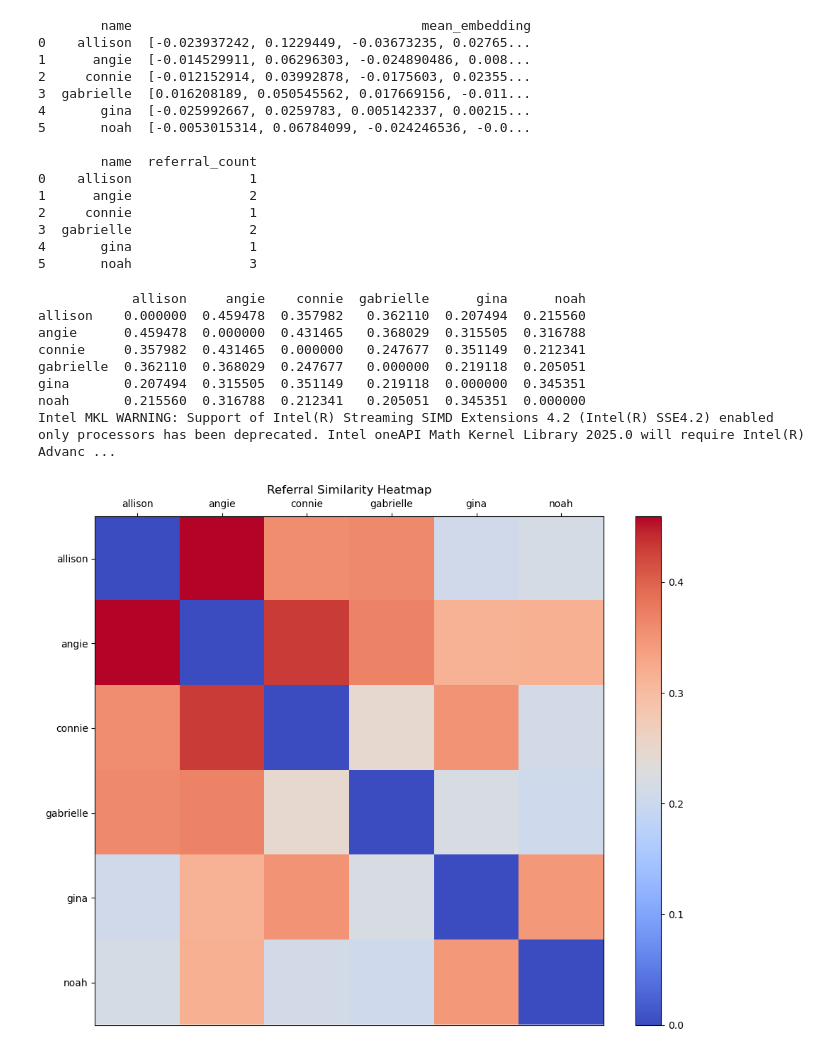
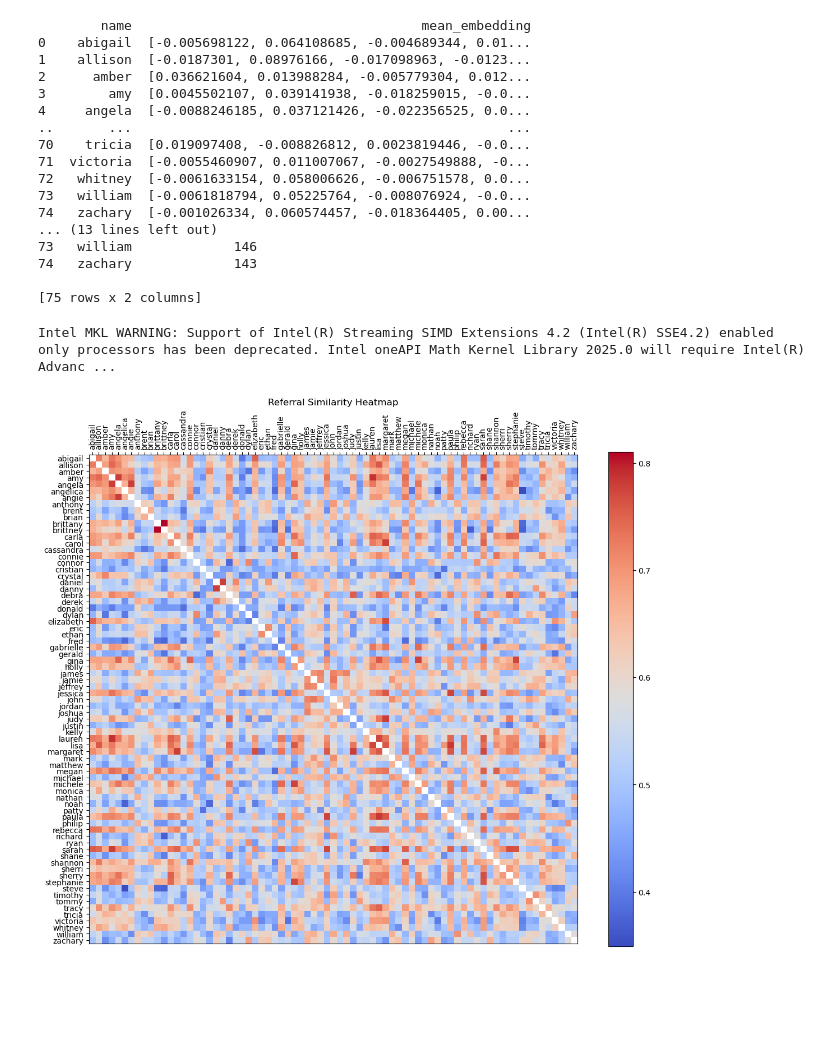
Before and after one commit to plestz/human2vec, a Jupyter notebook: embed_humans.ipynb, the cells around one changed output. Saved outputs shown, nothing was run; the diff lists cells and outputs as text; code cells hidden in the pictures; blank space fills up the shorter version.

Commit message:
[feat] added top_k_matches feature & guaranteed no name overlap during referral set creation

```diff
--- a/embed_humans.ipynb
+++ b/embed_humans.ipynb
@@ -48,7 +48,7 @@ model = SentenceTransformer('sentence-transformers/all-mpnet-base-v2')
 embeddings = model.encode(
     member_df['referral_received'].tolist(),
     convert_to_tensor = True,
-    batch_size = 5,
+    batch_size = 64,
     show_progress_bar = True
 )
 
@@ -79,20 +79,22 @@ print(mean_pooled_referral_embeddings, end = '\n\n')
 print(referral_counts)
 # %% [output]
         name                                     mean_embedding
-0    allison  [-0.023937242, 0.1229449, -0.03673235, 0.02765...
-1      angie  [-0.014529911, 0.06296303, -0.024890486, 0.008...
-2     connie  [-0.012152914, 0.03992878, -0.0175603, 0.02355...
-3  gabrielle  [0.016208189, 0.050545562, 0.017669156, -0.011...
-4       gina  [-0.025992667, 0.0259783, 0.005142337, 0.00215...
-5       noah  [-0.0053015314, 0.06784099, -0.024246536, -0.0...
+0    abigail  [-0.005698122, 0.064108685, -0.004689344, 0.01...
+1    allison  [-0.0187301, 0.08976166, -0.017098963, -0.0123...
+2      amber  [0.036621604, 0.013988284, -0.005779304, 0.012...
+3        amy  [0.0045502107, 0.039141938, -0.018259015, -0.0...
+4     angela  [-0.0088246185, 0.037121426, -0.022356525, 0.0...
+..       ...                                                ...
+70    tricia  [0.019097408, -0.008826812, 0.0023819446, -0.0...
+71  victoria  [-0.0055460907, 0.011007067, -0.0027549888, -0...
+72   whitney  [-0.0061633154, 0.058006626, -0.006751578, 0.0...
+73   william  [-0.0061818794, 0.05225764, -0.008076924, -0.0...
+74   zachary  [-0.001026334, 0.060574457, -0.018364405, 0.00...
+... (13 lines left out)
+73   william             146
+74   zachary             143
 
-        name  referral_count
-0    allison               1
-1      angie               2
-2     connie               1
-3  gabrielle               2
-4       gina               1
-5       noah               3
+[75 rows x 2 columns]
 # %%
 names = mean_pooled_referral_embeddings['name'].tolist()
 mean_embeddings = np.array(mean_pooled_referral_embeddings['mean_embedding'].tolist())
@@ -100,28 +102,19 @@ mean_embeddings = np.array(mean_pooled_referral_embeddings['mean_embedding'].tol
 similarity_matrix = cosine_similarity(mean_embeddings)
 
 similarity_df = pd.DataFrame(similarity_matrix, index = names, columns = names)
-np.fill_diagonal(similarity_df.values, 0)
-
-print(similarity_df)
+np.fill_diagonal(similarity_df.values, np.nan)
 # %% [output]
-            allison     angie    connie  gabrielle      gina      noah
-allison    0.000000  0.459478  0.357982   0.362110  0.207494  0.215560
-angie      0.459478  0.000000  0.431465   0.368029  0.315505  0.316788
-connie     0.357982  0.431465  0.000000   0.247677  0.351149  0.212341
-gabrielle  0.362110  0.368029  0.247677   0.000000  0.219118  0.205051
-gina       0.207494  0.315505  0.351149   0.219118  0.000000  0.345351
-noah       0.215560  0.316788  0.212341   0.205051  0.345351  0.000000
 Intel MKL WARNING: Support of Intel(R) Streaming SIMD Extensions 4.2 (Intel(R) SSE4.2) enabled only processors has been deprecated. Intel oneAPI Math Kernel Library 2025.0 will require Intel(R) Advanc ...
 # %%
-plt.figure(figsize = (10, 8))
+plt.figure(figsize = (12, 10))
 plt.imshow(similarity_matrix, cmap = 'coolwarm')
-plt.xticks(ticks = np.arange(len(names)), labels = names)
+plt.xticks(ticks = np.arange(len(names)), labels = names, rotation = 90)
 plt.yticks(ticks = np.arange(len(names)), labels = names)
 plt.gca().xaxis.tick_top()
 plt.title('Referral Similarity Heatmap')
 plt.colorbar()
 plt.tight_layout()
 plt.savefig('data/process/referral_similarity_heatmap.png')
 plt.show()
 # %% [output]
-[figure, old version]
+[figure, new version]
```
Also changed, not shown: parts of 3 cells of this notebook, 6 other files.
